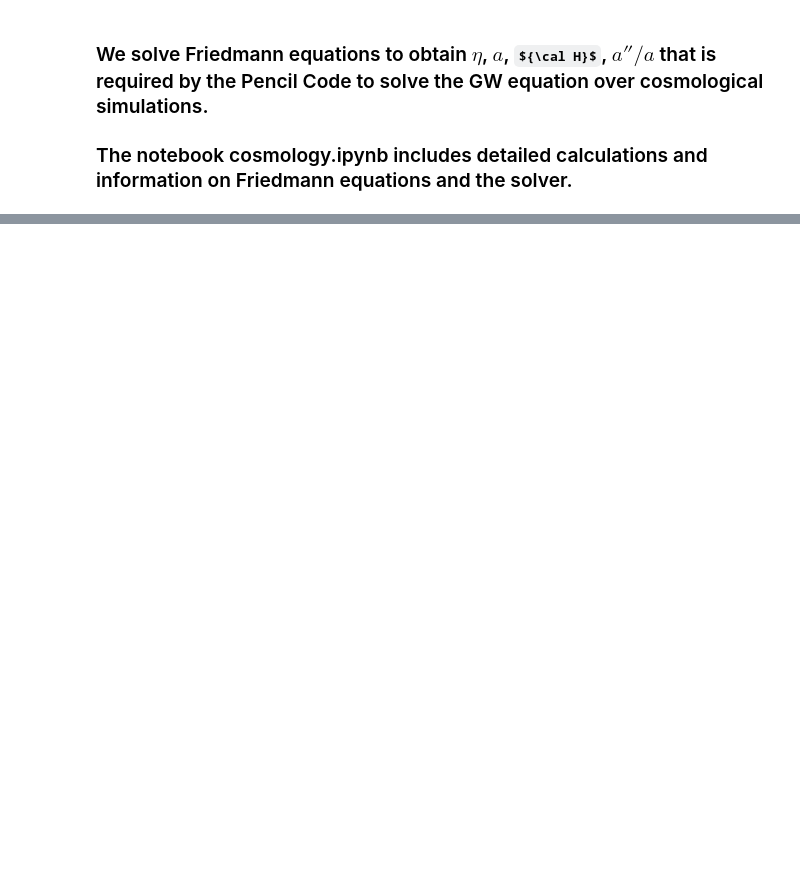
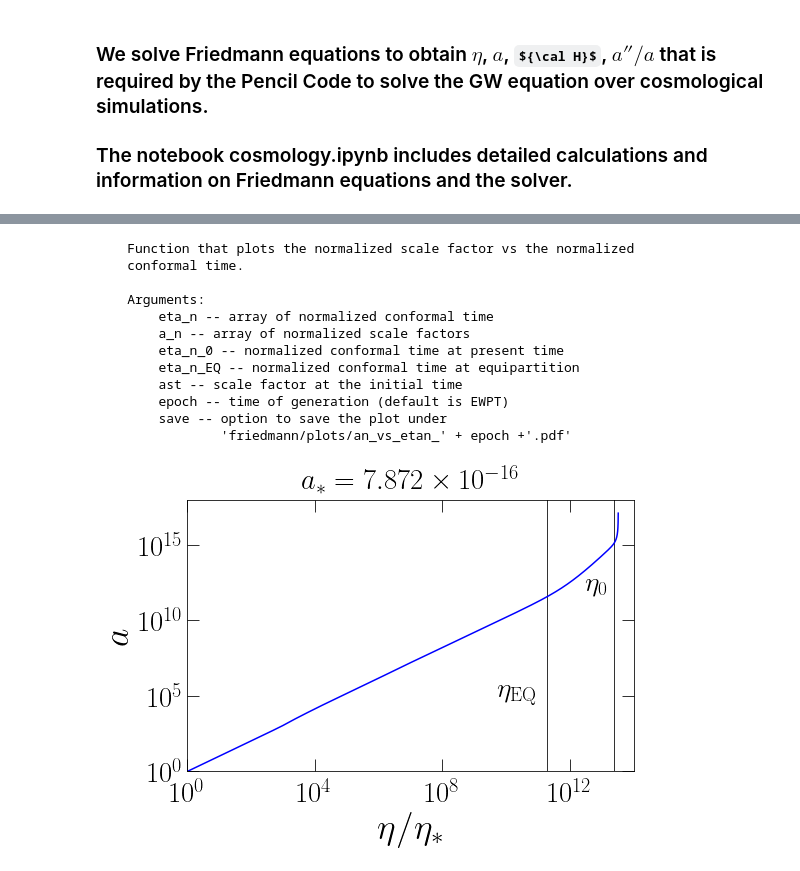
Before and after one commit to AlbertoRoper/GW_turbulence, a Jupyter notebook: cosmology/cosmology_PC.ipynb, the cells around one changed output, grey strips where cells are left out. Cells and saved outputs as stored; diff of their text form; code cells hidden in the pictures; some formulas as TeX source; blank space fills up the shorter version.

```diff
--- a/cosmology/cosmology_PC.ipynb
+++ b/cosmology/cosmology_PC.ipynb
@@ -84,0 +115,20 @@ plt.vlines(1e-19, 1e-2, 1e4)
+# %%
+## Otherwise we can directly read it from the stored file
+## and start from here
+
+import pandas as pd
+fl = 'friedmann/a_vs_eta.dat'
+df = pd.read_csv(fl, skiprows=1, header=None, names=['eta', 'a', 'HH', 'app_a', 'd'], delimiter=' ')
+a = np.array(df['a'])
+eta = np.array(df['eta'])
+ap_a = np.array(df['HH'])
+app_a = np.array(df['app_a'])
+# %%
+##### We choose an initial temperature scale corresponding to the time of GW generation
+##### to obtain normalized variables.
+
+# Choice of the initial time and computation of scale factor and Hubble rate
+T = 100*u.GeV
+g = co.thermal_g(T=T, s=0)
+ast = co.as_a0_rat(T=T, g=g)
+Hs = co.Hs_val(T=T, g=g)
@@ -84,0 +153,6 @@ plt.vlines(1e-19, 1e-2, 1e4)
+# %%
+## compute normalized variables
+
+print(co.normalized_variables.__doc__)
+a_n, eta_n, HH_n, app_a_n, Omega, w, eta_n_0, aEQ_n, aL_n, a_acc_n, eta_n_EQ, eta_n_L, eta_n_acc = \
+        co.normalized_variables(a, eta, ap_a, app_a, T=T, h0=h0)
@@ -84,0 +177,18 @@ plt.vlines(1e-19, 1e-2, 1e4)
+# %%
+### plot a vs conformal time (normalized)
+print(co_pl.plot_an_vs_etan.__doc__)
+co_pl.plot_an_vs_etan(eta_n, a_n, eta_n_0, eta_n_EQ, ast, epoch='EWPT', save=True)
+# %% [output]
+    Function that plots the normalized scale factor vs the normalized
+    conformal time.
+
+    Arguments:
+        eta_n -- array of normalized conformal time
+        a_n -- array of normalized scale factors
+        eta_n_0 -- normalized conformal time at present time
+        eta_n_EQ -- normalized conformal time at equipartition
+        ast -- scale factor at the initial time
+        epoch -- time of generation (default is EWPT)
+        save -- option to save the plot under
+                'friedmann/plots/an_vs_etan_' + epoch +'.pdf'
+[figure, added]
```
Also changed, not shown: parts of 13 cells of this notebook, 1 other file.
